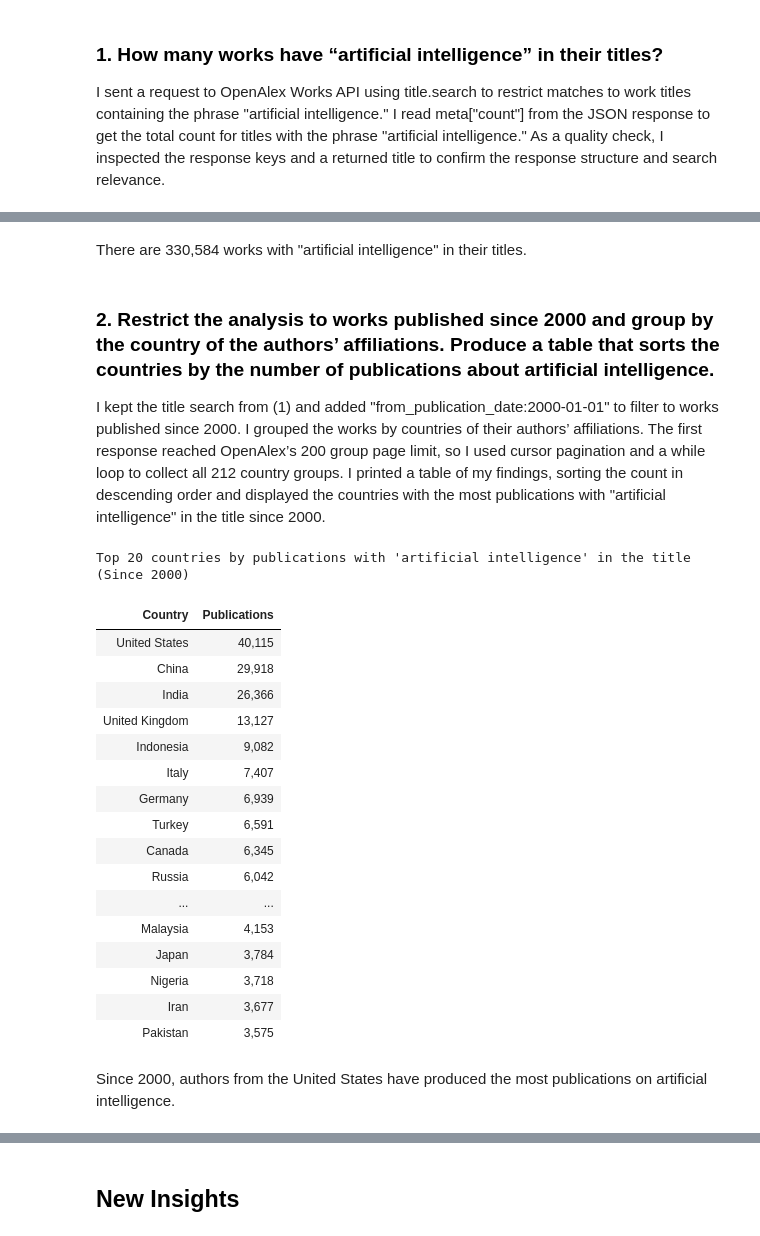
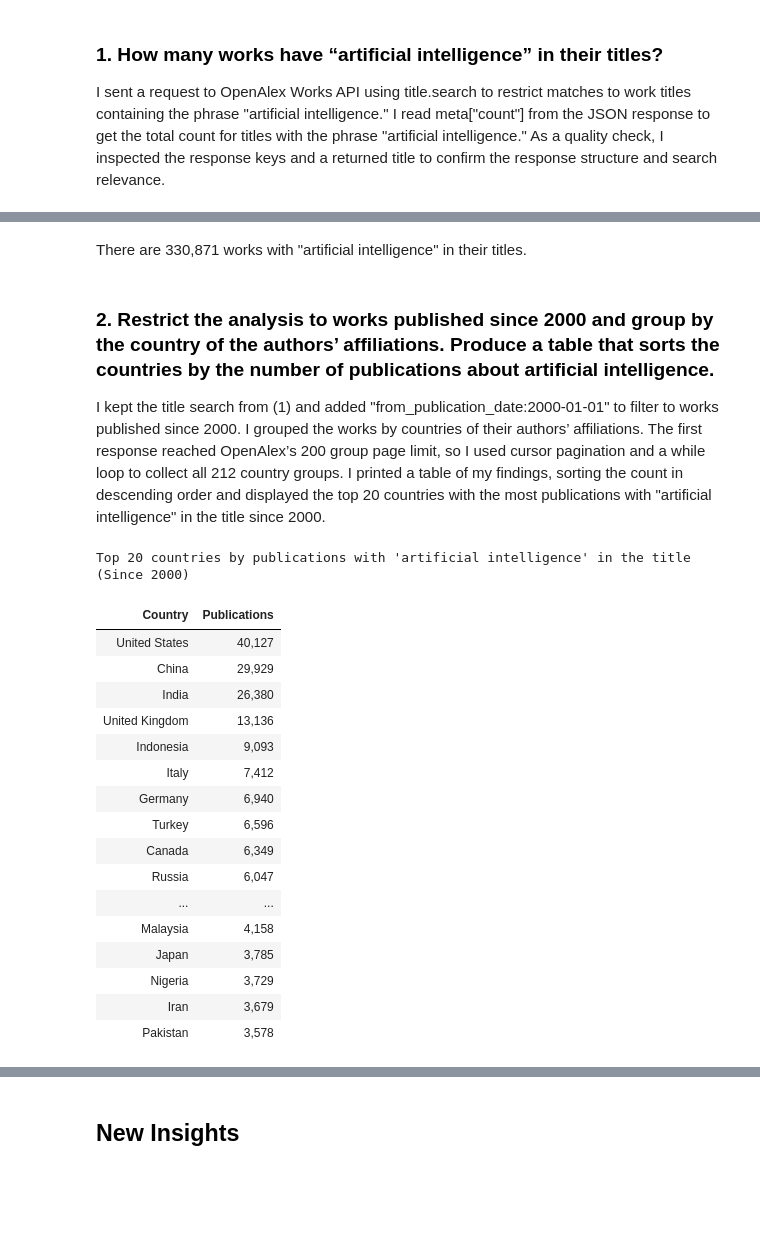
Before and after one commit to maxinehb/datasci530fall2026, a Jupyter notebook: Assignment 3/Assignment3.ipynb, the cells around one changed output, grey strips where cells are left out. Cells and saved outputs as stored; diff of their text form; code cells hidden in the pictures; blank space fills up the shorter version.

```diff
--- a/Assignment 3/Assignment3.ipynb
+++ b/Assignment 3/Assignment3.ipynb
@@ -84,17 +85,16 @@ print(search_results_ai["meta"]["count"])
 # %% [markdown]
-There are 330,584 works with "artificial intelligence" in their titles.
+There are 330,871 works with "artificial intelligence" in their titles.
 # %% [markdown]
 <h3 style="color:#000000;"> 2. Restrict  the  analysis  to  works  published  since  2000  and  group  by  the  country  of  the
 authors’  affiliations.  Produce  a  table  that  sorts  the  countries  by  the  number  of
 publications about artificial intelligence.   </h3>
 
-I kept the title search from (1) and added "from_publication_date:2000-01-01" to filter to works published since 2000. I grouped the works by countries of their authors’ affiliations. The first response reached OpenAlex’s 200 group page limit, so I used cursor pagination and a while loop to collect all 212 country groups. I printed a table of my findings, sorting the count in descending order and displayed the countries with the most publications with "artificial intelligence" in the title since 2000.
+I kept the title search from (1) and added "from_publication_date:2000-01-01" to filter to works published since 2000. I grouped the works by countries of their authors’ affiliations. The first response reached OpenAlex’s 200 group page limit, so I used cursor pagination and a while loop to collect all 212 country groups. I printed a table of my findings, sorting the count in descending order and displayed the top 20 countries with the most publications with "artificial intelligence" in the title since 2000.
 # %%
 # url to search for titles that contain the phrase "artificial intelligence" in the title
 # and filter to only include works published since 2000
 url_openalex_ai_2000 = \
-    'https://api.openalex.org/works?filter=title.search:"artificial intelligence",from_publication_date:2000-01-01'
-
+    'https://api.openalex.org/works?filter=title.search:"artificial intelligence",from_publication_date:2000-01-01,to_publication_date:2026-09-27'
 # quality check: confirm the search is including the 2000 limit
 #print(url_openalex_ai_2000)
 
@@ -134,48 +134,46 @@ table_ai_2000_grouped = pd.DataFrame(country_groups_ai_2000)
 # quality check: inspect the variables
 #print(table_ai_2000_grouped.columns)
 
 table_ai_2000_grouped = table_ai_2000_grouped[
     ["key_display_name", "count"]
 ]
 # rename columns
 table_ai_2000_grouped = table_ai_2000_grouped.rename(
     columns={
         "key_display_name": "Country",
         "count": "Publications"
     }
 )
 # sort by number of publications
 table_ai_2000_grouped = table_ai_2000_grouped.sort_values(
     by="Publications",
     ascending=False
 ).reset_index(drop=True)
 
 # display results table
 display(
     table_ai_2000_grouped.head(20)
     .style
     .format({"Publications": "{:,.0f}"})
     .set_caption("Top 20 countries by publications with 'artificial intelligence' in the title (Since 2000)")
     .hide(axis="index")
 )
 # %% [output]
 Top 20 countries by publications with 'artificial intelligence' in the title (Since 2000)
 | Country | Publications |
-| United States | 40,115 |
-| China | 29,918 |
-| India | 26,366 |
-| United Kingdom | 13,127 |
-| Indonesia | 9,082 |
-| Italy | 7,407 |
-| Germany | 6,939 |
-| Turkey | 6,591 |
-| Canada | 6,345 |
-| Russia | 6,042 |
+| United States | 40,127 |
+| China | 29,929 |
+| India | 26,380 |
+| United Kingdom | 13,136 |
+| Indonesia | 9,093 |
+| Italy | 7,412 |
+| Germany | 6,940 |
+| Turkey | 6,596 |
+| Canada | 6,349 |
+| Russia | 6,047 |
 | ... | ... |
-| Malaysia | 4,153 |
-| Japan | 3,784 |
-| Nigeria | 3,718 |
-| Iran | 3,677 |
-| Pakistan | 3,575 |
+| Malaysia | 4,158 |
+| Japan | 3,785 |
+| Nigeria | 3,729 |
+| Iran | 3,679 |
+| Pakistan | 3,578 |
-# %% [markdown]
-Since 2000, authors from the United States have produced the most publications on artificial intelligence.
```
Also changed, not shown: parts of 11 cells of this notebook.
